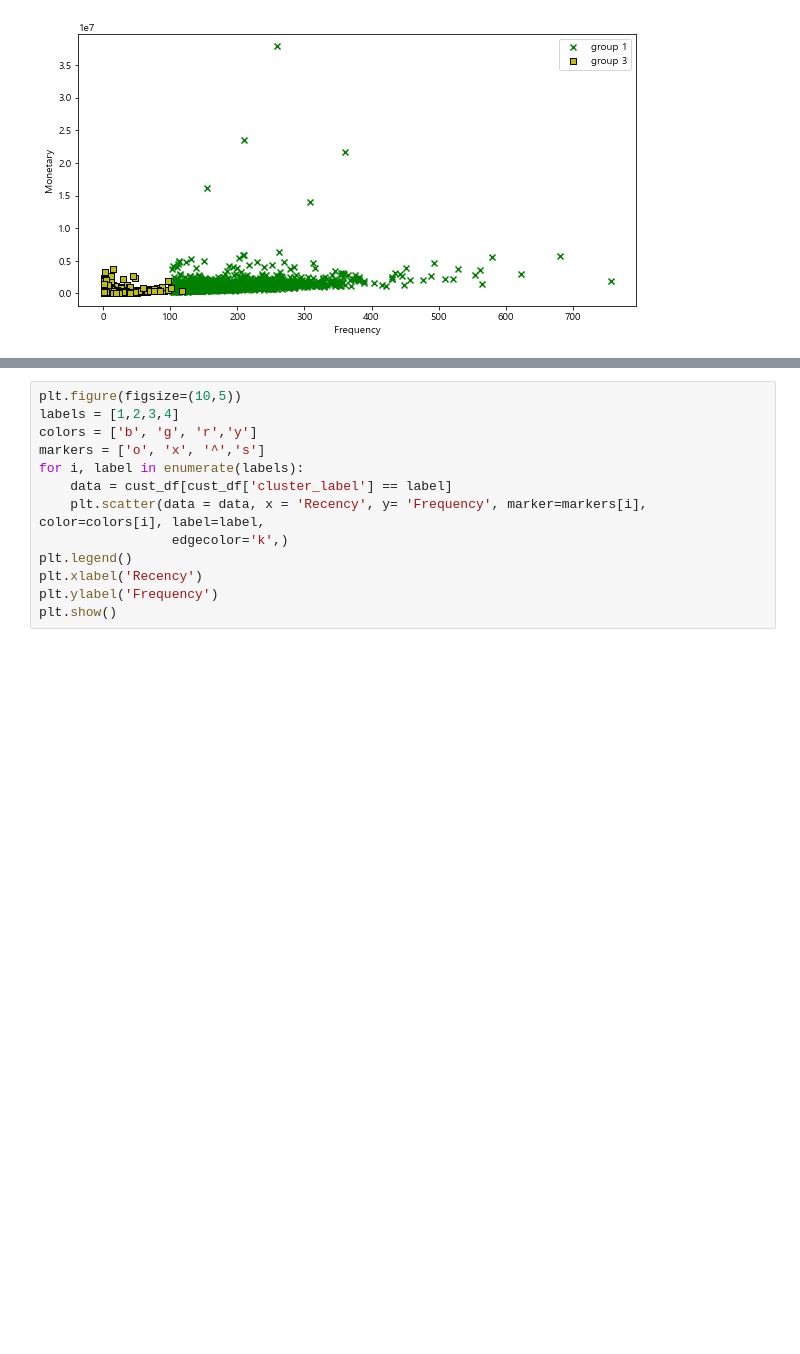
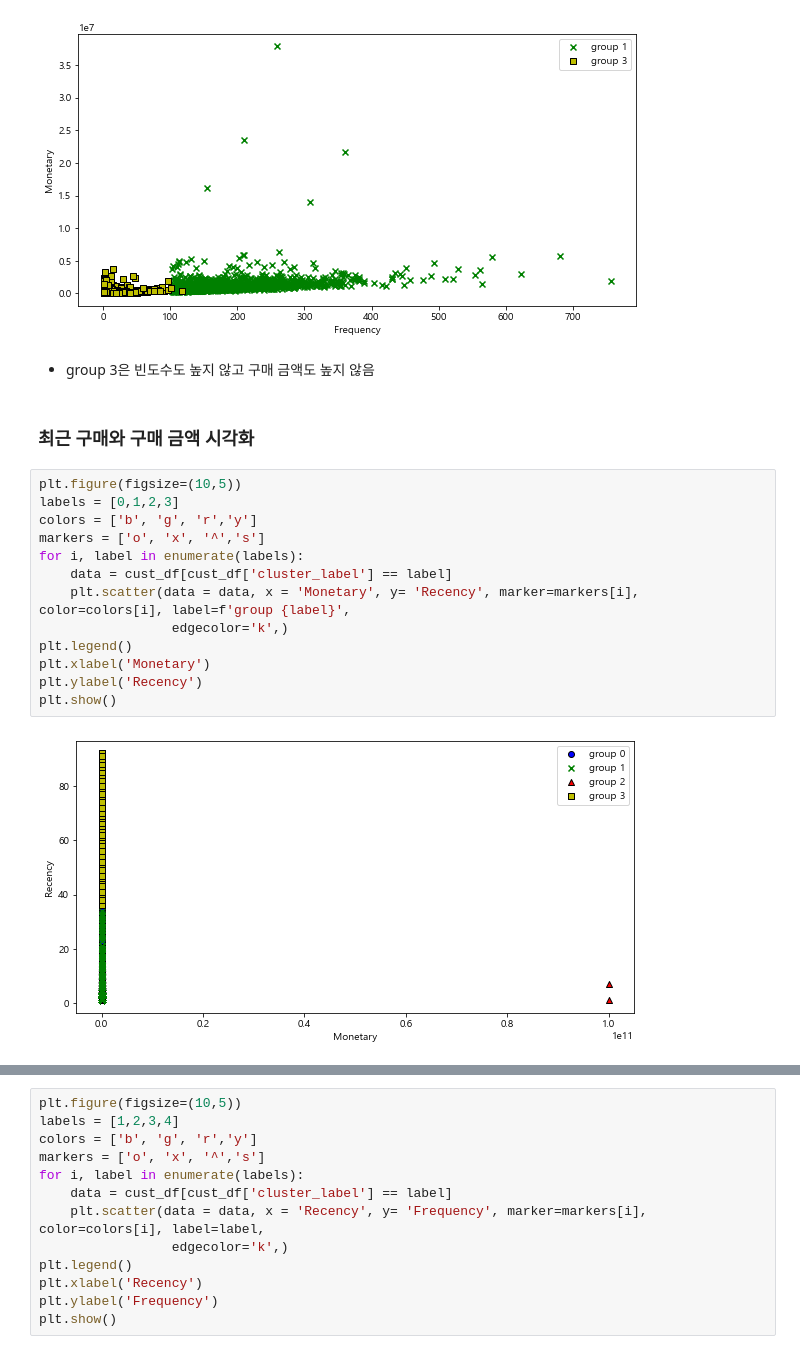
Before and after one commit to Gyeol0/Personalized-Content-Recommendation, a Jupyter notebook: clustering.ipynb, the cells around one changed output, grey strips where cells are left out. Saved outputs shown, nothing was run; the diff lists cells and outputs as text; blank space fills up the shorter version.

Commit message:
clustering

```diff
--- a/clustering.ipynb
+++ b/clustering.ipynb
@@ -678,3 +687,22 @@ plt.ylabel('Monetary')
 plt.show()
 # %% [output]
 [figure]
+# %% [markdown]
+* group 3은 빈도수도 높지 않고 구매 금액도 높지 않음
+# %% [markdown]
+### 최근 구매와 구매 금액 시각화
+# %%
+plt.figure(figsize=(10,5))
+labels = [0,1,2,3]
+colors = ['b', 'g', 'r','y']
+markers = ['o', 'x', '^','s']
+for i, label in enumerate(labels):
+    data = cust_df[cust_df['cluster_label'] == label]
+    plt.scatter(data = data, x = 'Monetary', y= 'Recency', marker=markers[i], color=colors[i], label=f'group {label}',
+                 edgecolor='k',)
+plt.legend()
+plt.xlabel('Monetary')
+plt.ylabel('Recency')
+plt.show()
+# %% [output]
+[figure, added]
```
Also changed, not shown: parts of 20 cells of this notebook.
